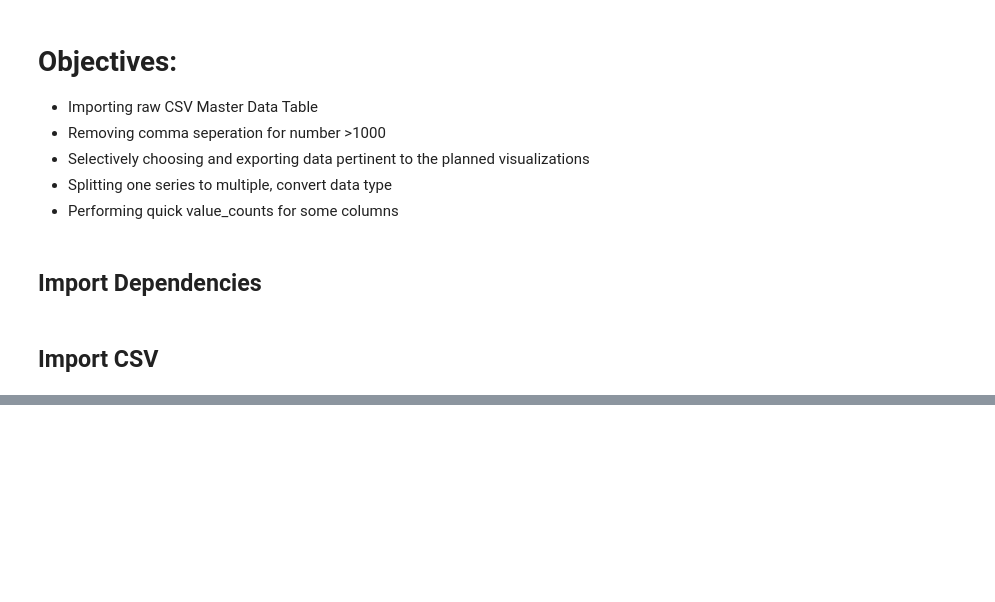
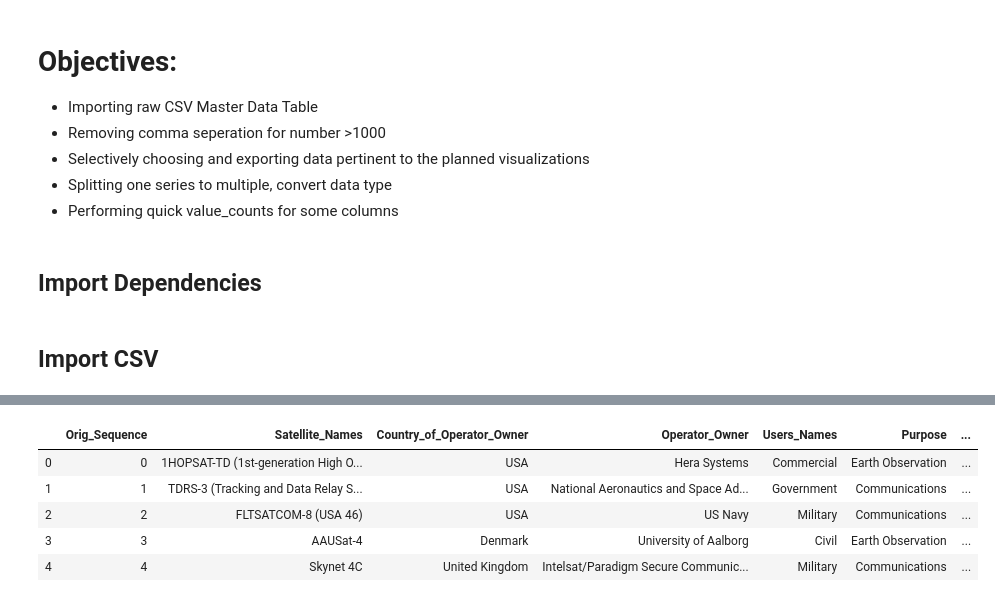
Before and after one commit to henryle-n/Global-Satellite-Launches, a Jupyter notebook: ETL.ipynb, the cells around one changed output, grey strips where cells are left out. Saved outputs shown, nothing was run; the diff lists cells and outputs as text; code cells hidden in the pictures; blank space fills up the shorter version.

```diff
--- a/ETL.ipynb
+++ b/ETL.ipynb
@@ -34,3 +50,13 @@ df["Orig_Sequence"] = df.index
+# %%
+pd.set_option('display.max_columns', None)
+df.head()
+# %% [output]
+|  | Orig_Sequence | Satellite_Names | Country_of_Operator_Owner | Operator_Owner | Users_Names | Purpose | ... |
+| 0 | 0 | 1HOPSAT-TD (1st-generation High O... | USA | Hera Systems | Commercial | Earth Observation | ... |
+| 1 | 1 | TDRS-3 (Tracking and Data Relay S... | USA | National Aeronautics and Space Ad... | Government | Communications | ... |
+| 2 | 2 | FLTSATCOM-8 (USA 46) | USA | US Navy | Military | Communications | ... |
+| 3 | 3 | AAUSat-4 | Denmark | University of Aalborg | Civil | Earth Observation | ... |
+| 4 | 4 | Skynet 4C | United Kingdom | Intelsat/Paradigm Secure Communic... | Military | Communications | ... |
 # %%
 df.columns
 # %% [output]
```
Also changed, not shown: parts of 19 cells of this notebook, 16 other files.
